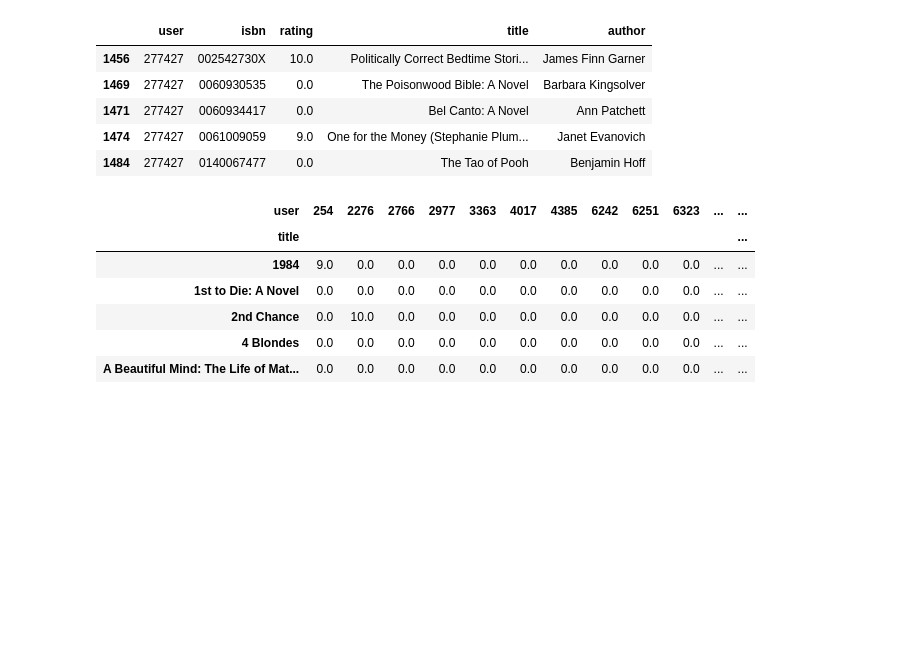
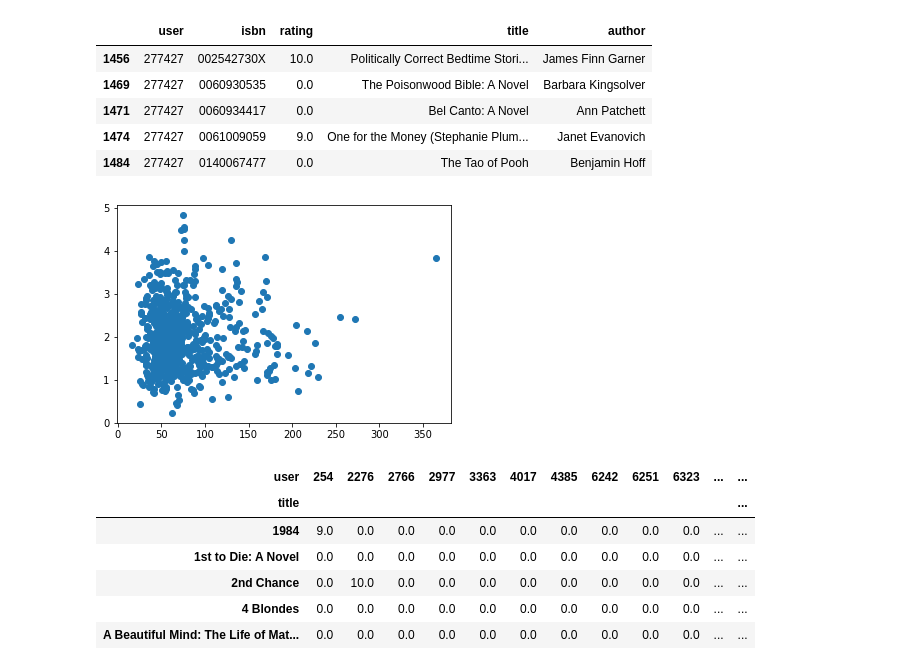
Before and after one commit to Lasrixx/BookRecommendationEngine, a Jupyter notebook: fcc_book_recommendation_knn.ipynb, the cells around one changed output. Cells and saved outputs as stored; diff of their text form; code cells hidden in the pictures; blank space fills up the shorter version.

```diff
--- a/fcc_book_recommendation_knn.ipynb
+++ b/fcc_book_recommendation_knn.ipynb
@@ -177,6 +177,10 @@ df.head()
 | 1471 | 277427 | 0060934417 | 0.0 | Bel Canto: A Novel | Ann Patchett |
 | 1474 | 277427 | 0061009059 | 9.0 | One for the Money (Stephanie Plum... | Janet Evanovich |
 | 1484 | 277427 | 0140067477 | 0.0 | The Tao of Pooh | Benjamin Hoff |
+# %%
+plot()
+# %% [output]
+[figure, added]
 # %%
 # Convert data into matrix for the NearestNeighbour model
 df_pivot = df.pivot_table(index=['user'],columns=['title'],values='rating').fillna(0).T
```
Also changed, not shown: parts of 2 cells of this notebook.
